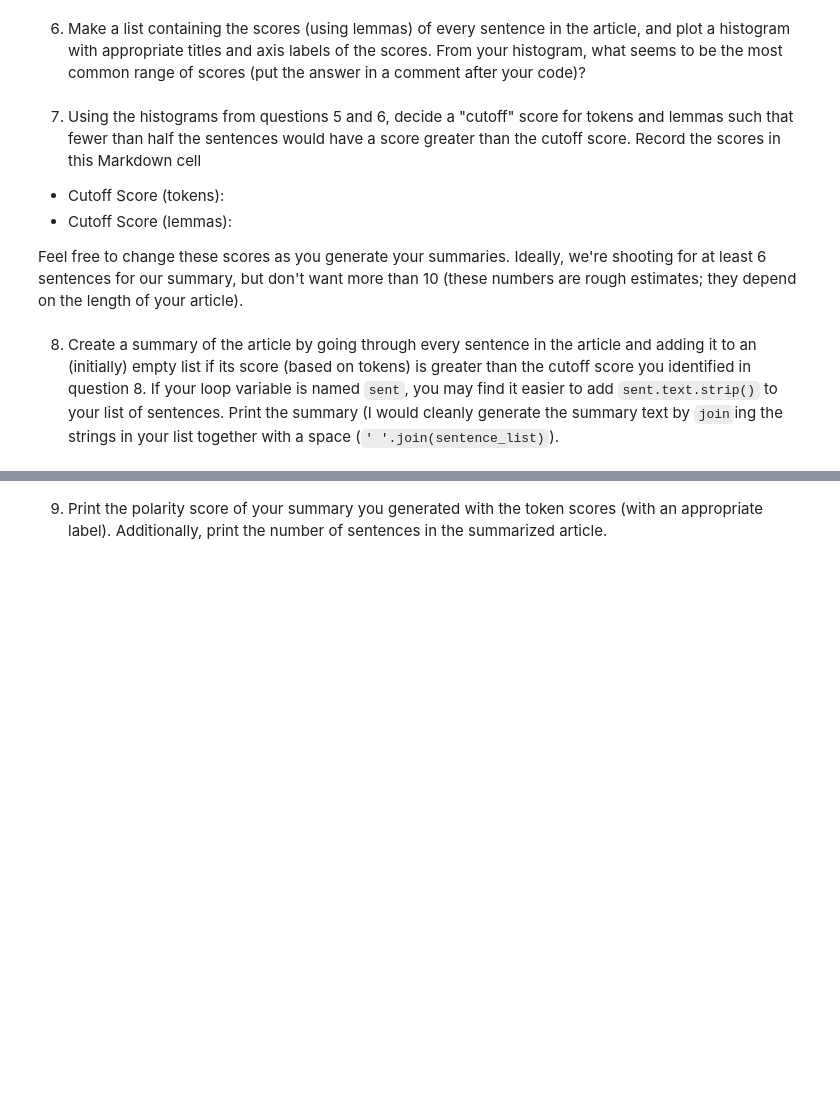
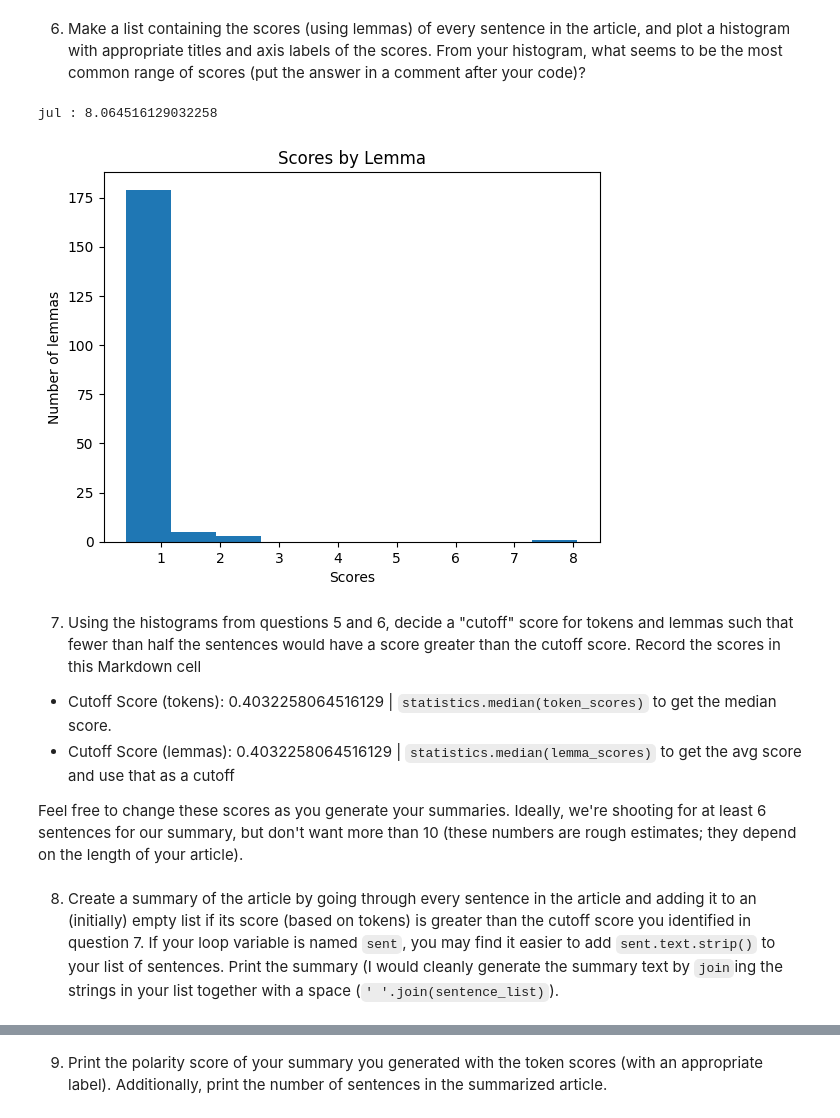
Before and after one commit to crsellinger/article-summarizer, a Jupyter notebook: article-summarizer.ipynb, the cells around one changed output, grey strips where cells are left out. Drawn from its saved outputs; the diff is of its cells as text; code cells hidden in the pictures; blank space fills up the shorter version.

```diff
--- a/article-summarizer.ipynb
+++ b/article-summarizer.ipynb
@@ -208,11 +254,61 @@ value | aren | cover | hold | fucking | stock | party | dude | shady | go | pre
 # %% [markdown]
 6. Make a list containing the scores (using lemmas) of every sentence in the article, and plot a histogram with appropriate titles and axis labels of the scores.  From your histogram, what seems to be the most common range of scores (put the answer in a comment after your code)?
+# %%
+def score_lemma(sentence: str) -> dict:
+    # Spacy pipline
+    nlp = spacy.load("en_core_web_sm")
+    nlp.add_pipe("spacytextblob")
+    doc = nlp(sentence)
+
+    tokens = [
+        word
+        for word in doc
+        if not (
+            word.is_space
+            or word.is_punct
+            or word.is_stop
+            or word.is_digit
+            or word.is_currency
+            or re.search(r"\d", word.text)  # Regex to remove digits
+        )
+    ]
+
+    # Lemmatize and lowercase
+    lemmas = [word.lemma_.lower() for word in tokens]
+
+    freq_sentence = Counter(map(str, lemmas))
+
+    # Frequecy of interesting tokens in sentence and calc ratio of interesting tokens to sentence length
+    x = {}
+    for val in lemmas:
+        count_interesting_token = freq_sentence.get(val, 0)
+        x[val] = (count_interesting_token / len(lemmas))*100
+
+    return x
+
+
+lemma_scores = list(score_lemma(content).values())
+
+# Print max value and associated key in dict
+print(
+    f"{max(score_lemma(content), key=score_lemma(content).get)} : {max(score_lemma(content).values())}"
+)
+
+# Histogram
+plt.hist(lemma_scores)
+plt.title("Scores by Lemma")
+plt.xlabel("Scores")
+plt.ylabel("Number of lemmas")
+plt.show()
+# %% [output]
+jul : 8.064516129032258
+[figure, added]
 # %% [markdown]
 7. Using the histograms from questions 5 and 6, decide a "cutoff" score for tokens and lemmas such that fewer than half the sentences would have a score greater than the cutoff score.  Record the scores in this Markdown cell
 
-* Cutoff Score (tokens):
-* Cutoff Score (lemmas):
+* Cutoff Score (tokens): 0.4032258064516129 | `statistics.median(token_scores)` to get the median score.
+* Cutoff Score (lemmas): 0.4032258064516129 | `statistics.median(lemma_scores)` to get the avg score and use that as a cutoff
 
 Feel free to change these scores as you generate your summaries.  Ideally, we're shooting for at least 6 sentences for our summary, but don't want more than 10 (these numbers are rough estimates; they depend on the length of your article).
 # %% [markdown]
-8. Create a summary of the article by going through every sentence in the article and adding it to an (initially) empty list if its score (based on tokens) is greater than the cutoff score you identified in question 8.  If your loop variable is named `sent`, you may find it easier to add `sent.text.strip()` to your list of sentences.  Print the summary (I would cleanly generate the summary text by `join`ing the strings in your list together with a space (`' '.join(sentence_list)`).
+8. Create a summary of the article by going through every sentence in the article and adding it to an (initially) empty list if its score (based on tokens) is greater than the cutoff score you identified in question 7.  If your loop variable is named `sent`, you may find it easier to add `sent.text.strip()` to your list of sentences.  Print the summary (I would cleanly generate the summary text by `join`ing the strings in your list together with a space (`' '.join(sentence_list)`).
```
Also changed, not shown: parts of 3 cells of this notebook.
